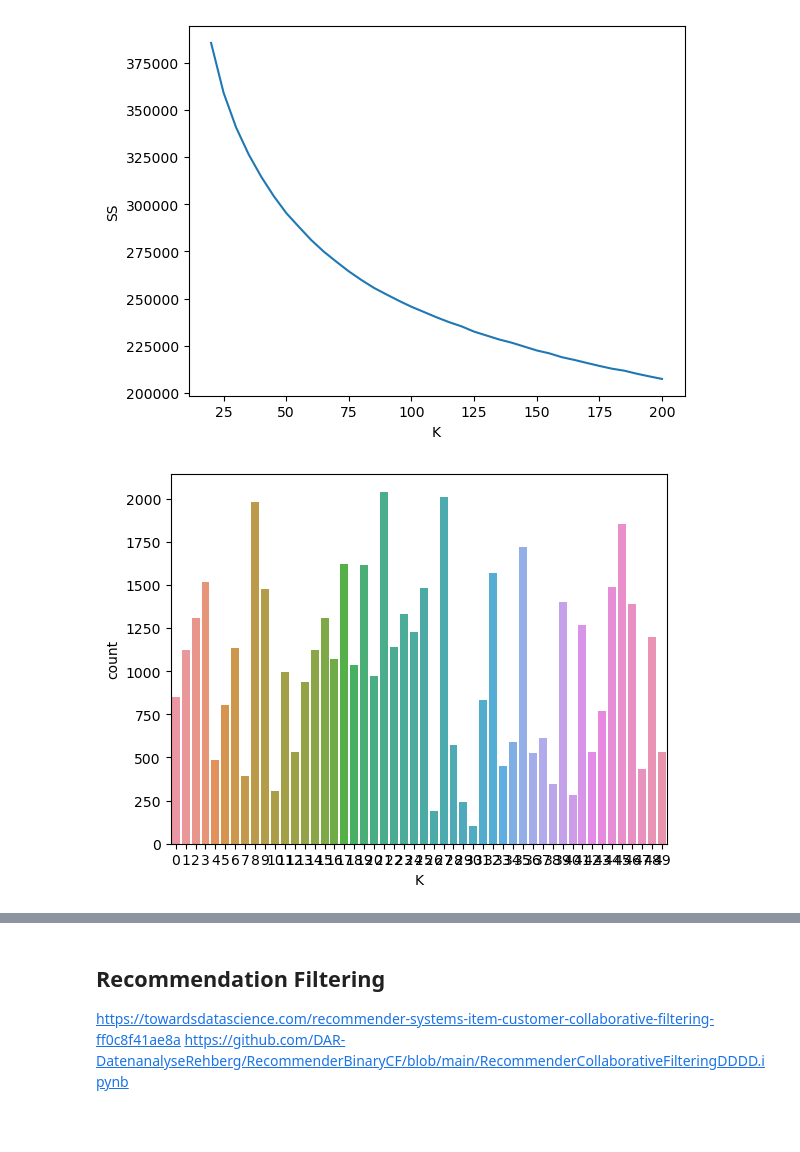
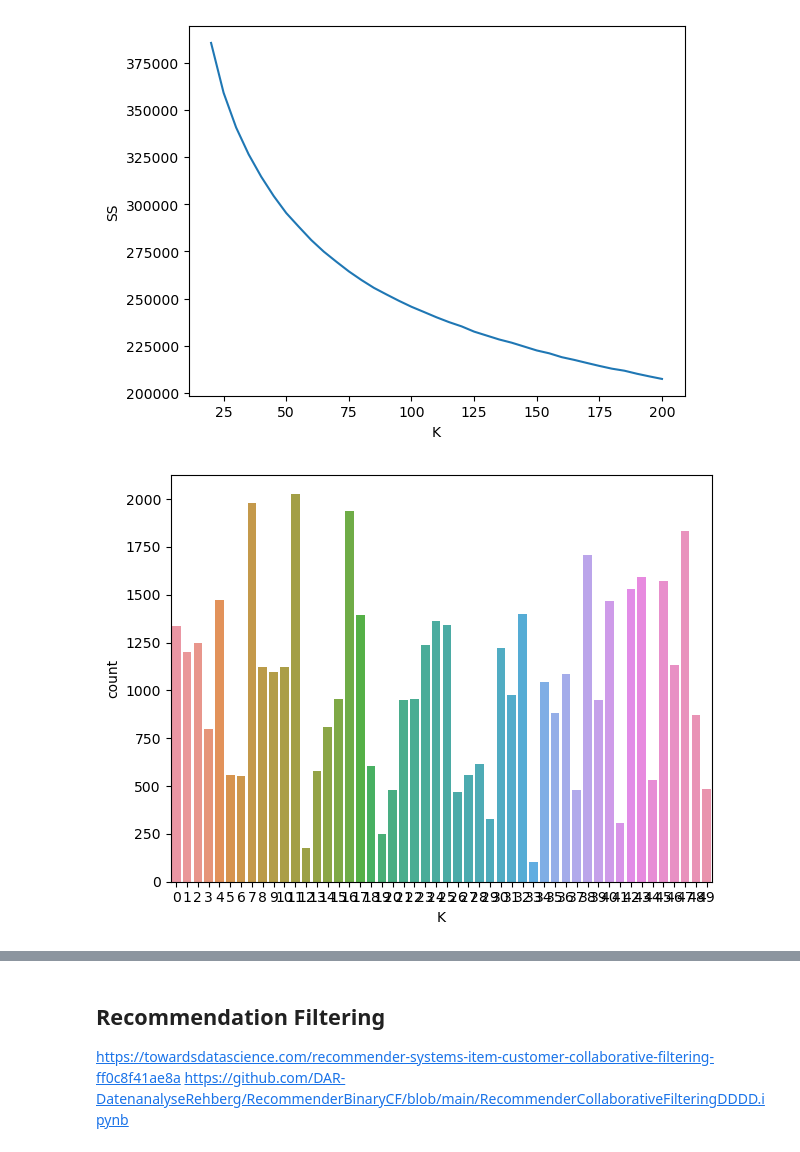
Before and after one commit to curlsloth/Capstone_Spotify-Sequential-Skip-Prediction, a Jupyter notebook: notebooks/6_mini_RecommendationFiltering.ipynb, the cells around one changed output, grey strips where cells are left out. Saved outputs shown, nothing was run; the diff lists cells and outputs as text; code cells hidden in the pictures; blank space fills up the shorter version.

```diff
--- a/notebooks/6_mini_RecommendationFiltering.ipynb
+++ b/notebooks/6_mini_RecommendationFiltering.ipynb
@@ -81,13 +83,15 @@ plt.show()
 # %% [output]
 [figure]
 # %%
-km_model = KMeans(n_clusters = 50)
+# k = 50 looks ok
+km_model = KMeans(n_clusters = 50, random_state=23)
 km_model.fit(x_cols_scaled)
 clus = pd.DataFrame(km_model.predict(x_cols_scaled))
 clus_count = pd.DataFrame(clus.value_counts(), columns = ['count']).reset_index()
 clus_count
 ax = sns.barplot(x = clus_count.iloc[:,0], y = clus_count['count'])
 ax.set(xlabel='K', ylabel='count')
+plt.tight_layout()
 plt.show()
 # %% [output]
-[figure, old version]
+[figure, new version]
```
Also changed, not shown: parts of 26 cells of this notebook, 1 other file.
